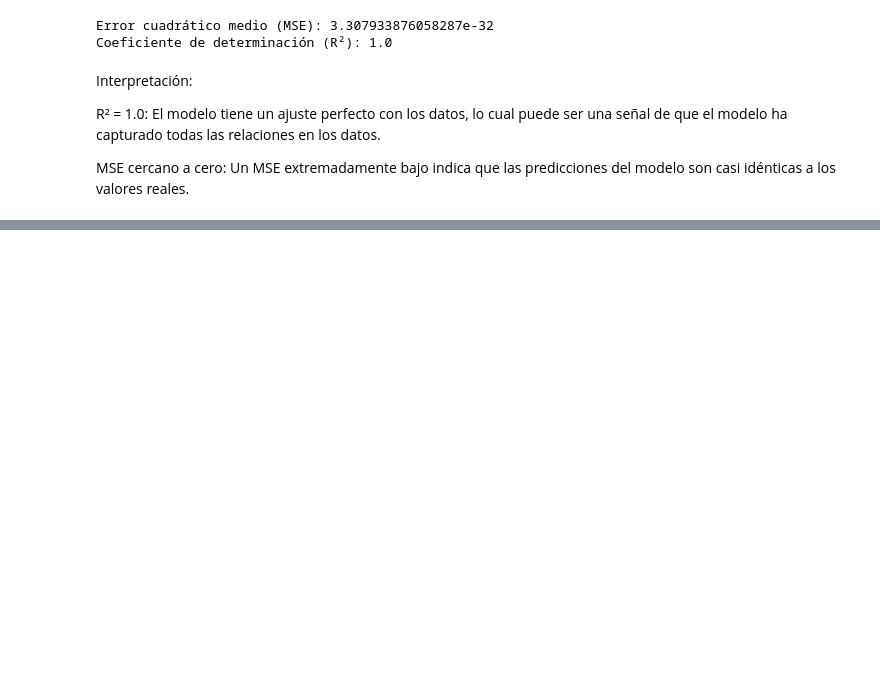
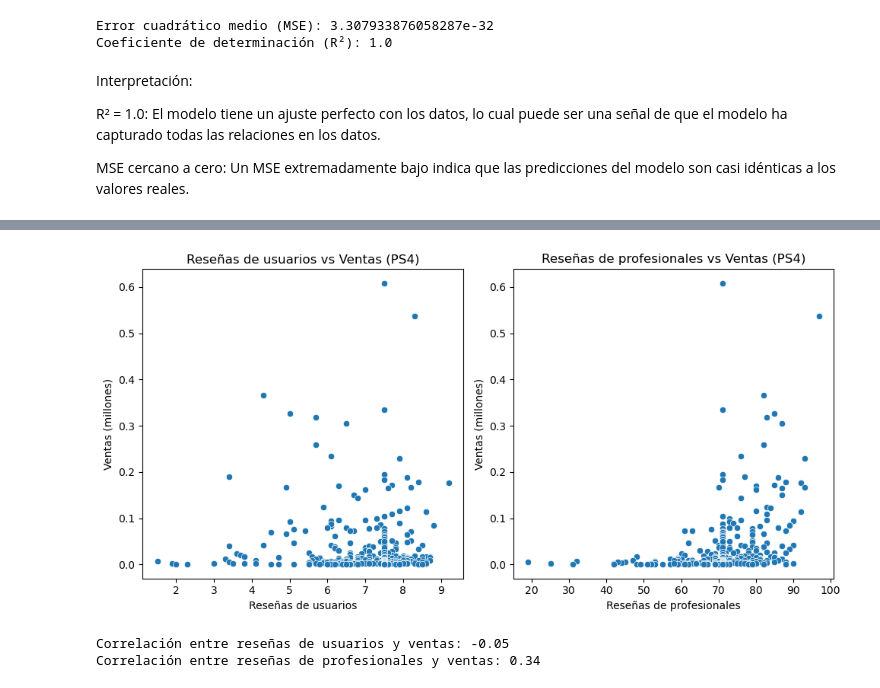
Before and after one commit to USSACKE69/videogames, a Jupyter notebook: videogames_analysis.ipynb, the cells around one changed output, grey strips where cells are left out. Drawn from its saved outputs; the diff is of its cells as text; code cells hidden in the pictures; blank space fills up the shorter version.

```diff
--- a/videogames_analysis.ipynb
+++ b/videogames_analysis.ipynb
@@ -633,0 +810,35 @@ MSE cercano a cero: Un MSE extremadamente bajo indica que las predicciones del m
+# %%
+# Filtrar los datos para la plataforma PS4
+df_ps4 = df_recent[df_recent['platform_PS4'] == 1]
+
+# Gráfico de dispersión para las reseñas de usuarios y ventas
+plt.figure(figsize=(10, 5))
+
+# Gráfico de dispersión para reseñas de usuarios
+plt.subplot(1, 2, 1)
+sns.scatterplot(x='user_score', y='total_sales', data=df_ps4)
+plt.title('Reseñas de usuarios vs Ventas (PS4)')
+plt.xlabel('Reseñas de usuarios')
+plt.ylabel('Ventas (millones)')
+
+# Gráfico de dispersión para reseñas de profesionales
+plt.subplot(1, 2, 2)
+sns.scatterplot(x='critic_score', y='total_sales', data=df_ps4)
+plt.title('Reseñas de profesionales vs Ventas (PS4)')
+plt.xlabel('Reseñas de profesionales')
+plt.ylabel('Ventas (millones)')
+
+plt.tight_layout()
+plt.show()
+
+# Calcular la correlación entre reseñas de usuarios y ventas
+corr_user, _ = pearsonr(df_ps4['user_score'], df_ps4['total_sales'])
+print(f"Correlación entre reseñas de usuarios y ventas: {corr_user:.2f}")
+
+# Calcular la correlación entre reseñas de profesionales y ventas
+corr_critic, _ = pearsonr(df_ps4['critic_score'], df_ps4['total_sales'])
+print(f"Correlación entre reseñas de profesionales y ventas: {corr_critic:.2f}")
+# %% [output]
+[figure, added]
+Correlación entre reseñas de usuarios y ventas: -0.05
+Correlación entre reseñas de profesionales y ventas: 0.34
```
Also changed, not shown: parts of 25 cells of this notebook.
